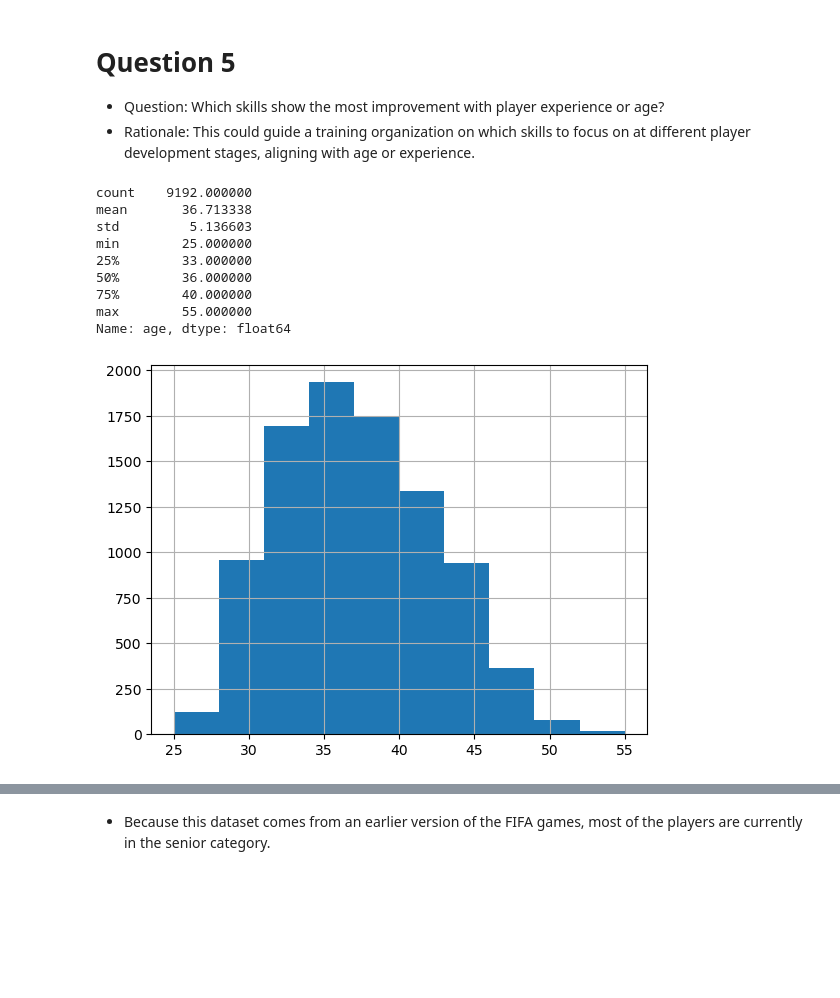
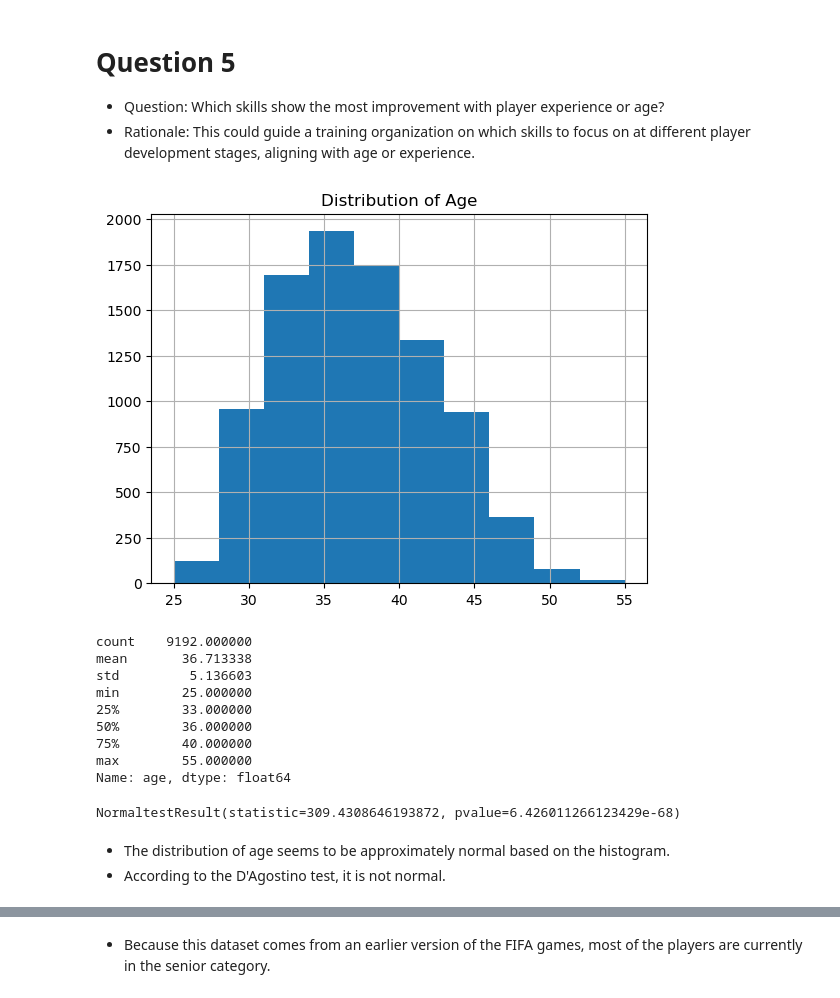
Before and after one commit to falba3/AdvancedDataAnalytics, a Jupyter notebook: notebooks/all_questions.ipynb, the cells around one changed output, grey strips where cells are left out. Cells and saved outputs as stored; diff of their text form; code cells hidden in the pictures; blank space fills up the shorter version.

```diff
--- a/notebooks/all_questions.ipynb
+++ b/notebooks/all_questions.ipynb
@@ -952,0 +1018,7 @@ plt.scatter(df['potential'], df['reactions'])
+# %%
+# Making a binary column of high potential players
+df['high_potential'] = df['potential'] > 75
+plt.title("Pie Chart: High Potential")
+df['high_potential'].value_counts().plot(kind = 'pie')
+plt.ylabel("")
+plt.show()
@@ -955,16 +1112,24 @@ plt.scatter(df['potential'], df['reactions'])
 * Question: Which skills show the most improvement with player experience or age?
 * Rationale: This could guide a training organization on which skills to focus on at different player development stages, aligning with age or experience.
 # %%
+plt.title("Distribution of Age")
 df['age'].hist();
-df['age'].describe()
+plt.show()
 # %% [output]
-count    9192.000000
-mean       36.713338
-std         5.136603
-min        25.000000
-25%        33.000000
-50%        36.000000
-75%        40.000000
-max        55.000000
-Name: age, dtype: float64
-[figure, old version]
+[figure, new version]
+# %%
+df['age'].describe()
+# %% [output]
+count    9192.000000
+mean       36.713338
+std         5.136603
+min        25.000000
+25%        33.000000
+50%        36.000000
+75%        40.000000
+max        55.000000
+Name: age, dtype: float64
+# %%
+ss.normaltest(df['age'])
+# %% [output]
+NormaltestResult(statistic=309.4308646193872, pvalue=6.426011266123429e-68)
@@ -971,3 +1138,6 @@ Name: age, dtype: float64
+# %% [markdown]
+* The distribution of age seems to be approximately normal based on the histogram.
+* According to the D'Agostino test, it is not normal.
 # %%
 # Let's create age ranges for the players
     # 26 and below = young
```
Also changed, not shown: parts of 90 cells of this notebook.
